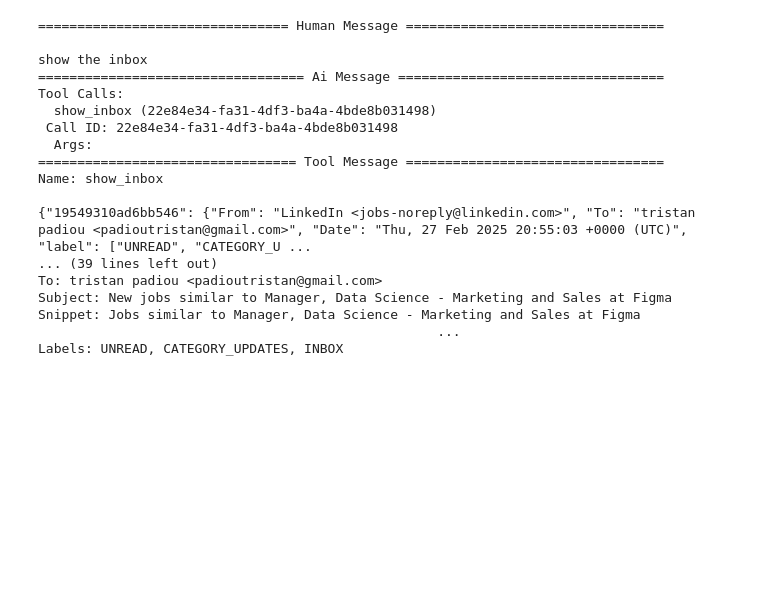
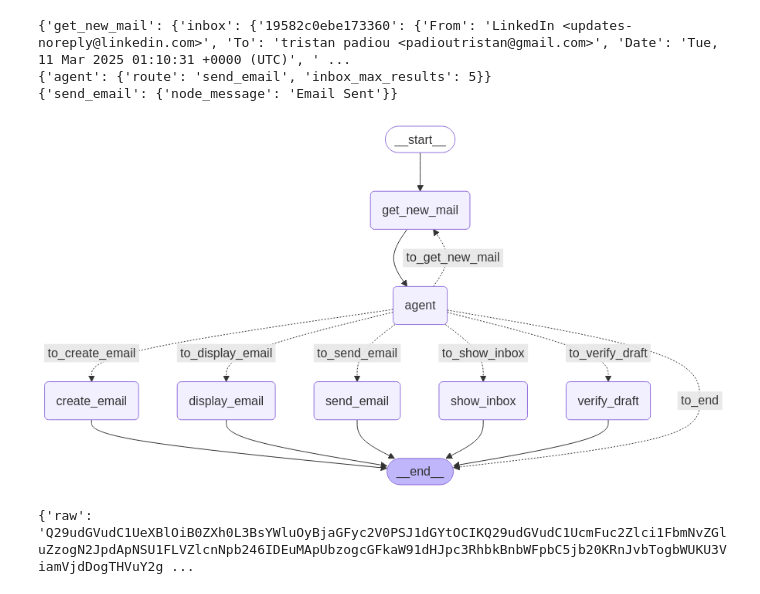
Before and after one commit to tristanpadiou/Google_AI_Agent, a Jupyter notebook: gmail_agent_test.ipynb, the cells around one changed output. Drawn from its saved outputs; the diff is of its cells as text; code cells hidden in the pictures; blank space fills up the shorter version.

Commit message:
finished gmail agent

```diff
--- a/gmail_agent_test.ipynb
+++ b/gmail_agent_test.ipynb
@@ -356,0 +233,4 @@ def display_email(id: str, state: Annotated[dict, InjectedState],tool_call_id: A
+# %%
+
+def show_inbox_node(state: State):
+    return {'node_message': state.get('inbox')}
@@ -357,3 +252,38 @@ def display_email(id: str, state: Annotated[dict, InjectedState],tool_call_id: A
+# %%
+
+def display_email_node(state:State):
+    class EmailID(BaseModel):
+            id: str = Field(description="The ID of the Email to display")
+
+
+    parser=JsonOutputParser(pydantic_object=EmailID)
+    prompt = PromptTemplate(
+    template="Answer the user query.\n{format_instructions}\n{query}\n",
+    input_variables=["query"],
+    partial_variables={"format_instructions": parser.get_format_instructions()},
+    )
+
+
+    chain = prompt | llm
+
+    response=chain.invoke({'query':f'get the id of the email to show from the inbox: {state.get('inbox')}, based on this query: {state.get('query')}'})
+    try:
+        response=parser.parse(response.content)
+
+    except:
+
+        retry_parser = RetryOutputParser.from_llm(parser=parser, llm=llm)
+
+        prompt_value = prompt.format_prompt(query=state['query'])
+        response=retry_parser.parse_with_prompt(response.content, prompt_value)
+
+
+    try:
+        if id in state['inbox']:
+            email=state['inbox'].get(str(id))
+            return {'node_message':email}
+    except:
+        return {'node_message':'failed'}
 # %%
 class gmail_agent:
     def __init__(self,llm : any):
@@ -412,23 +348,17 @@ class gmail_agent:
         return self.agent.get_state(config).values[state_val]
 # %%
 agent=gmail_agent(llm)
-# %%
-agent.stream('show the inbox')
-# %% [output]
-================================ Human Message =================================
-
-show the inbox
-================================== Ai Message ==================================
-Tool Calls:
-  show_inbox (22e84e34-fa31-4df3-ba4a-4bde8b031498)
- Call ID: 22e84e34-fa31-4df3-ba4a-4bde8b031498
-  Args:
-================================= Tool Message =================================
-Name: show_inbox
-
-{"19549310ad6bb546": {"From": "LinkedIn <jobs-noreply@linkedin.com>", "To": "tristan padiou <padioutristan@gmail.com>", "Date": "Thu, 27 Feb 2025 20:55:03 +0000 (UTC)", "label": ["UNREAD", "CATEGORY_U ...
-... (39 lines left out)
-To: tristan padiou <padioutristan@gmail.com>
-Subject: New jobs similar to Manager, Data Science - Marketing and Sales at Figma
-Snippet: Jobs similar to Manager, Data Science - Marketing and Sales at Figma ͏ ͏ ͏ ͏ ͏ ͏ ͏ ͏ ͏ ͏ ͏ ͏ ͏ ͏ ͏ ͏ ͏ ͏ ͏ ͏ ͏ ͏ ͏ ͏ ͏ ͏ ͏ ͏ ͏ ͏ ͏ ͏ ͏ ͏ ͏ ͏ ͏ ͏ ͏ ͏ ͏ ͏ ͏ ͏ ͏ ͏ ͏ ͏ ͏ ͏ ͏ ͏ ͏ ͏ ͏ ͏ ͏ ͏ ͏ ͏ ͏  ...
-Labels: UNREAD, CATEGORY_UPDATES, INBOX
+# %%
+agent.stream('send it')
+# %% [output]
+{'get_new_mail': {'inbox': {'19582c0ebe173360': {'From': 'LinkedIn <updates-noreply@linkedin.com>', 'To': 'tristan padiou <padioutristan@gmail.com>', 'Date': 'Tue, 11 Mar 2025 01:10:31 +0000 (UTC)', ' ...
+{'agent': {'route': 'send_email', 'inbox_max_results': 5}}
+{'send_email': {'node_message': 'Email Sent'}}
+# %%
+agent.display_graph()
+# %% [output]
+[figure, added]
+# %%
+agent.get_state('current_draft')
+# %% [output]
+{'raw': 'Q29udGVudC1UeXBlOiB0ZXh0L3BsYWluOyBjaGFyc2V0PSJ1dGYtOCIKQ29udGVudC1UcmFuc2Zlci1FbmNvZGluZzogN2JpdApNSU1FLVZlcnNpb246IDEuMApUbzogcGFkaW91dHJpc3RhbkBnbWFpbC5jb20KRnJvbTogbWUKU3ViamVjdDogTHVuY2g ...
```
Also changed, not shown: parts of 18 cells of this notebook, 2 other files.
